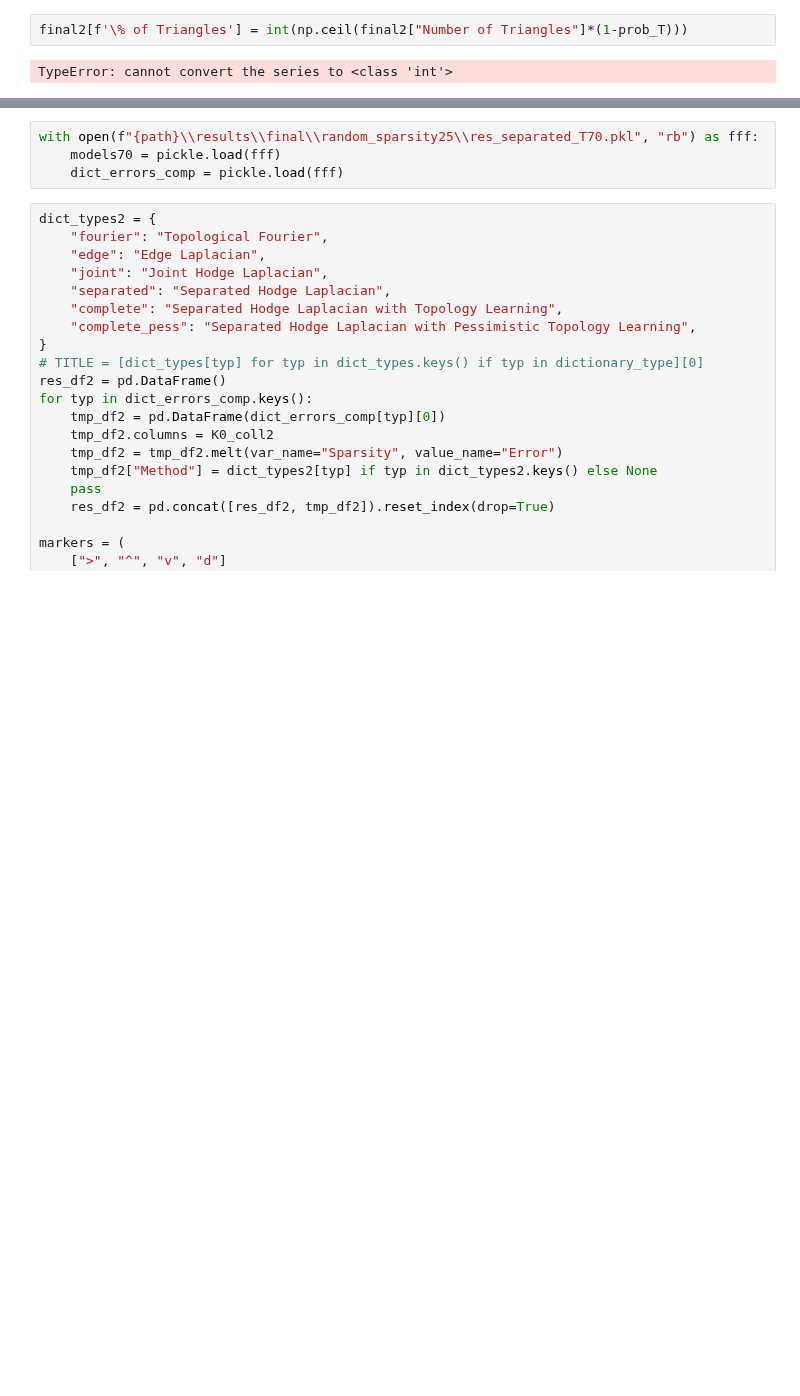
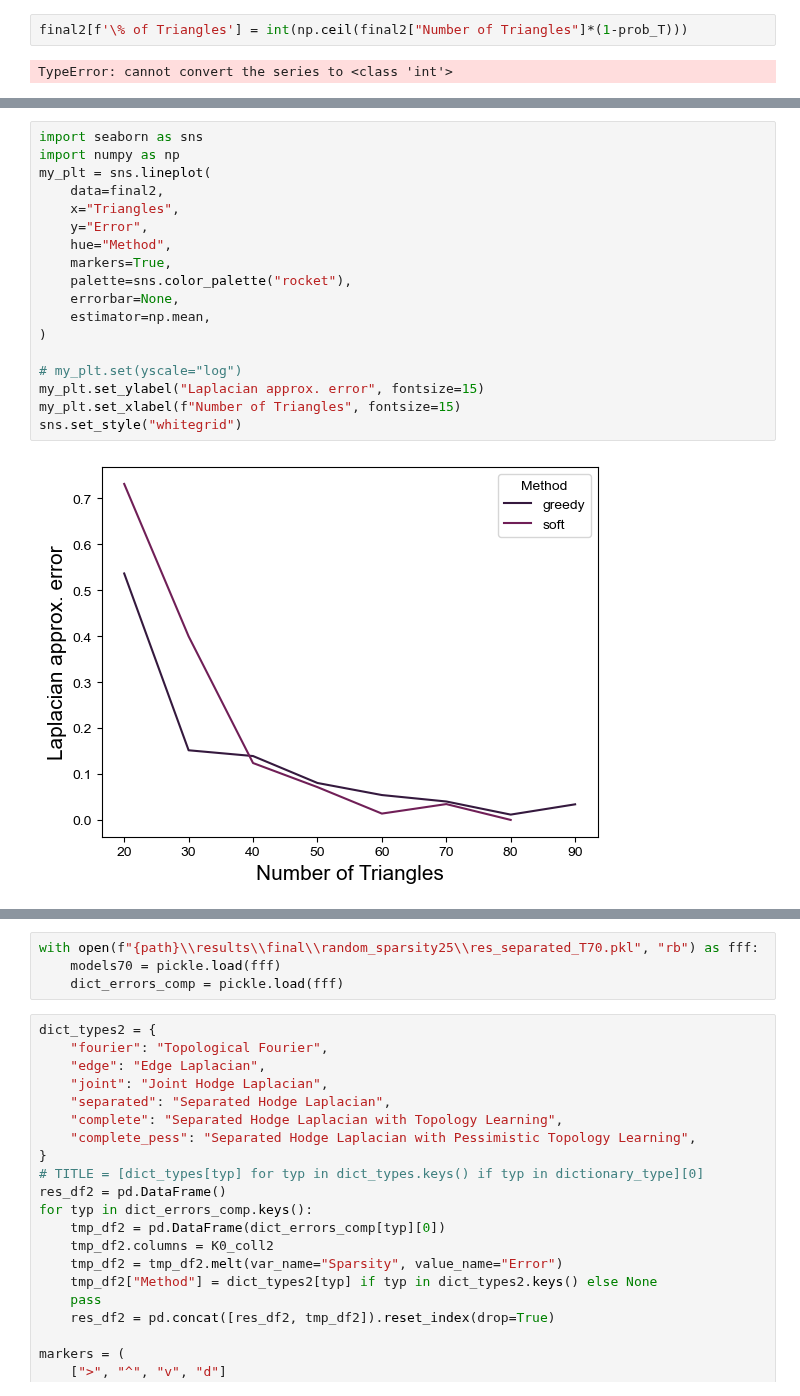
Before and after one commit to Engrima18/TSP-DictionaryLearning, a Jupyter notebook: december.ipynb, the cells around one changed output, grey strips where cells are left out. Drawn from its saved outputs; the diff is of its cells as text; blank space fills up the shorter version.

```diff
--- a/december.ipynb
+++ b/december.ipynb
@@ -556,3 +596,23 @@ sns.set_style("whitegrid")
 # pyl.setp(my_plt.get_legend().get_title(), fontsize="14")
 # %% [output]
 [figure]
+# %%
+import seaborn as sns
+import numpy as np
+my_plt = sns.lineplot(
+    data=final2,
+    x="Triangles",
+    y="Error",
+    hue="Method",
+    markers=True,
+    palette=sns.color_palette("rocket"),
+    errorbar=None,
+    estimator=np.mean,
+)
+
+# my_plt.set(yscale="log")
+my_plt.set_ylabel("Laplacian approx. error", fontsize=15)
+my_plt.set_xlabel(f"Number of Triangles", fontsize=15)
+sns.set_style("whitegrid")
+# %% [output]
+[figure, added]
```
Also changed, not shown: parts of 12 cells of this notebook, 44 other files.
